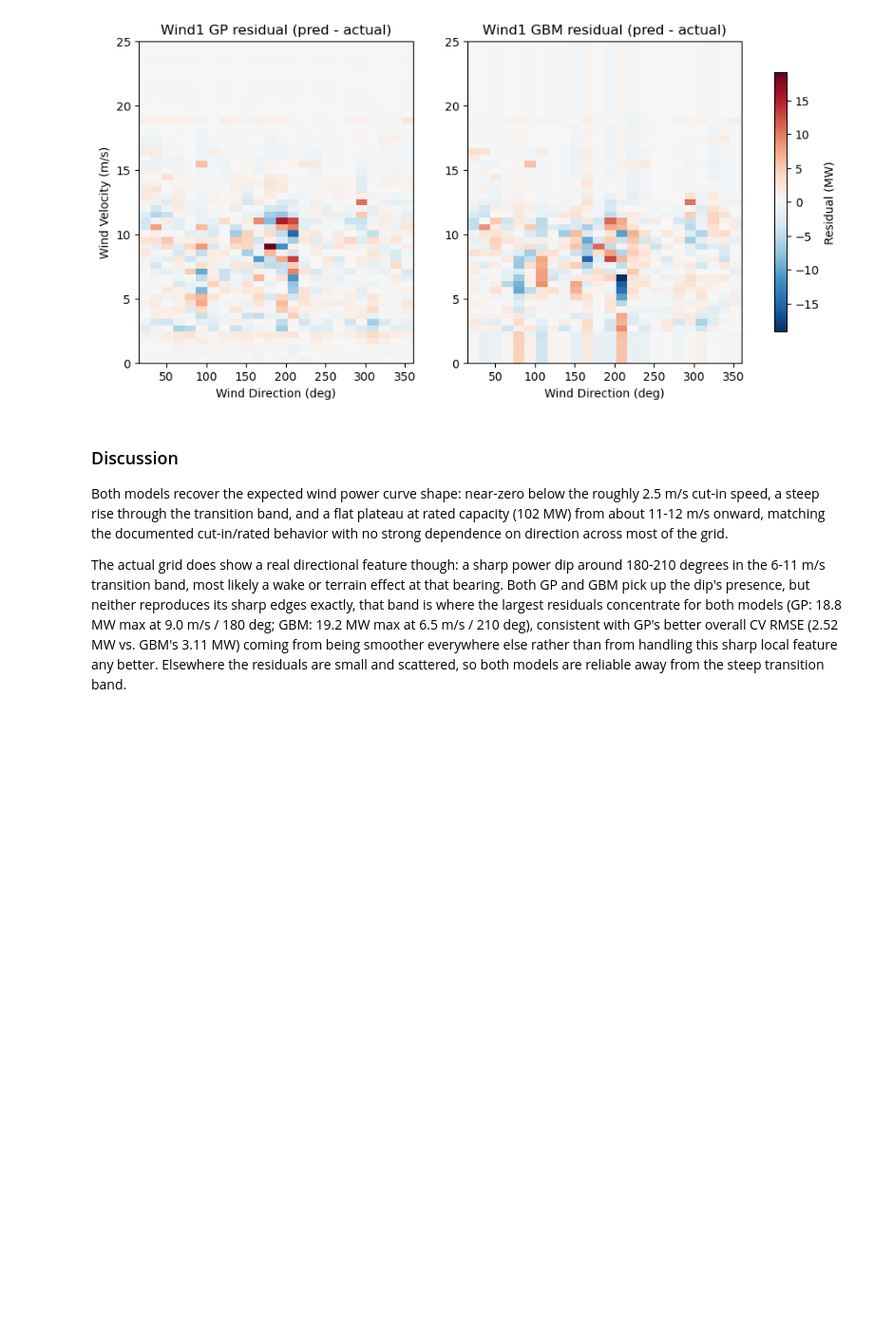
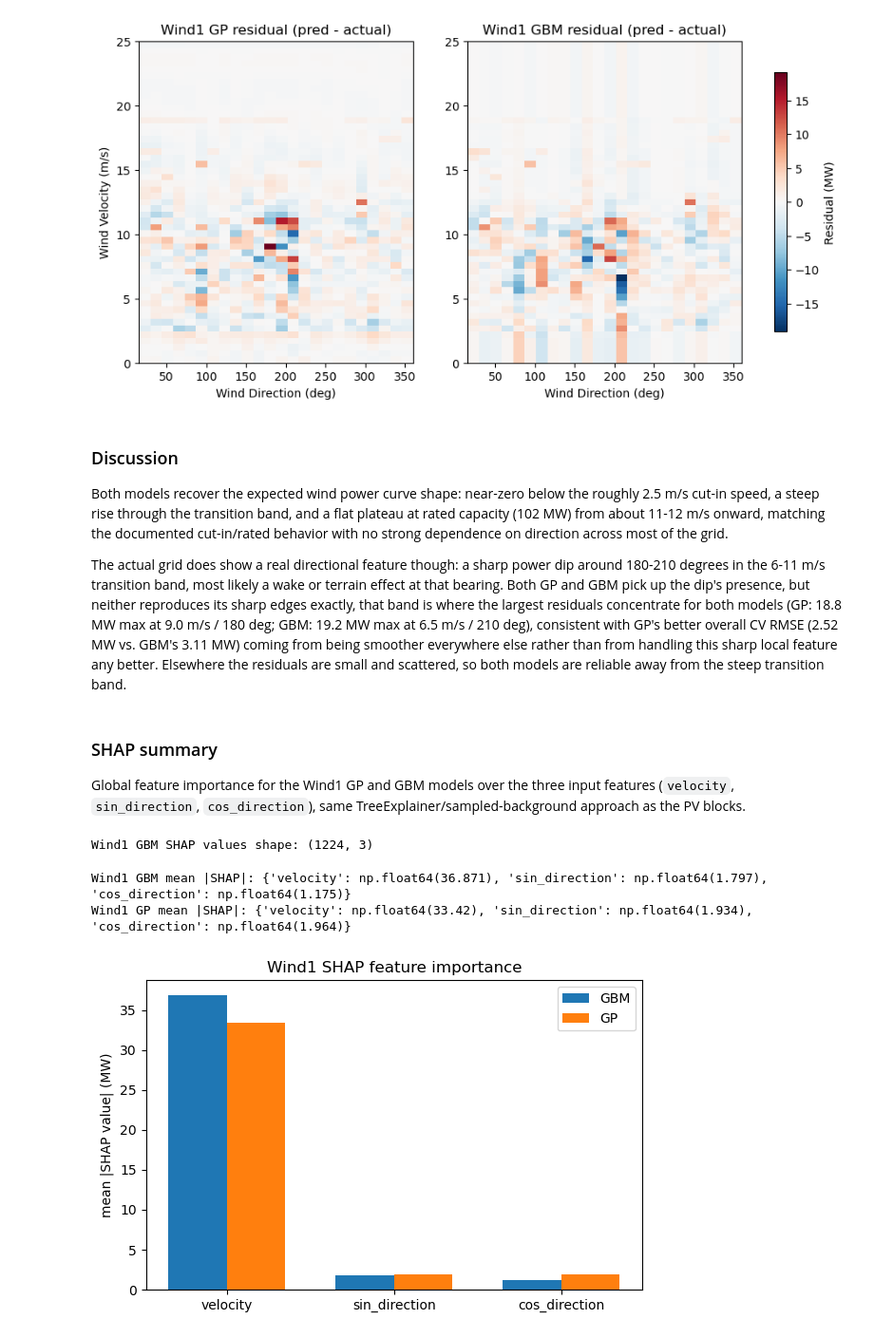
Before and after one commit to ErickChauke/power-curve-modeling-pv-wind, a Jupyter notebook: notebook.ipynb, the cells around one changed output. Shown at 95% size. Saved outputs shown, nothing was run; the diff lists cells and outputs as text; code cells hidden in the pictures; blank space fills up the shorter version.

Commit message:
Add Wind1 SHAP summary subsection

```diff
--- a/notebook.ipynb
+++ b/notebook.ipynb
@@ -1257,3 +1257,44 @@ exactly, that band is where the largest residuals concentrate for both models (G
 RMSE (2.52 MW vs. GBM's 3.11 MW) coming from being smoother everywhere else rather than from
 handling this sharp local feature any better. Elsewhere the residuals are small and scattered,
 so both models are reliable away from the steep transition band.
+# %% [markdown]
+### SHAP summary
+
+Global feature importance for the Wind1 GP and GBM models over the three input features
+(`velocity`, `sin_direction`, `cos_direction`), same TreeExplainer/sampled-background approach as
+the PV blocks.
+# %%
+wind1_gbm_explainer = shap.TreeExplainer(wind1_gbm_model)
+wind1_gbm_shap_values = wind1_gbm_explainer.shap_values(X_wind1)
+print("Wind1 GBM SHAP values shape:", wind1_gbm_shap_values.shape)
+# %% [output]
+Wind1 GBM SHAP values shape: (1224, 3)
+# %%
+wind1_gp_background = shap.sample(X_wind1, 50, random_state=0)
+wind1_gp_explainer = shap.Explainer(wind1_gp_model.predict, wind1_gp_background)
+wind1_gp_shap_values = wind1_gp_explainer(X_wind1)
+print("Wind1 GP SHAP values shape:", wind1_gp_shap_values.values.shape)
+# %%
+wind1_feature_names = ["velocity", "sin_direction", "cos_direction"]
+wind1_gbm_mean_abs_shap = np.abs(wind1_gbm_shap_values).mean(axis=0)
+wind1_gp_mean_abs_shap = np.abs(wind1_gp_shap_values.values).mean(axis=0)
+print("Wind1 GBM mean |SHAP|:", dict(zip(wind1_feature_names, wind1_gbm_mean_abs_shap.round(3))))
+print("Wind1 GP mean |SHAP|:", dict(zip(wind1_feature_names, wind1_gp_mean_abs_shap.round(3))))
+
+x = np.arange(len(wind1_feature_names))
+width = 0.35
+fig, ax = plt.subplots(figsize=(6, 4))
+ax.bar(x - width / 2, wind1_gbm_mean_abs_shap, width, label="GBM")
+ax.bar(x + width / 2, wind1_gp_mean_abs_shap, width, label="GP")
+ax.set_xticks(x)
+ax.set_xticklabels(wind1_feature_names)
+ax.set_ylabel("mean |SHAP value| (MW)")
+ax.set_title("Wind1 SHAP feature importance")
+ax.legend()
+fig.tight_layout()
+fig.savefig("outputs/wind1_shap_summary.png", dpi=150)
+plt.show()
+# %% [output]
+Wind1 GBM mean |SHAP|: {'velocity': np.float64(36.871), 'sin_direction': np.float64(1.797), 'cos_direction': np.float64(1.175)}
+Wind1 GP mean |SHAP|: {'velocity': np.float64(33.42), 'sin_direction': np.float64(1.934), 'cos_direction': np.float64(1.964)}
+[figure, added]
```
Also changed, not shown: parts of 1 cell of this notebook, 1 other file.
